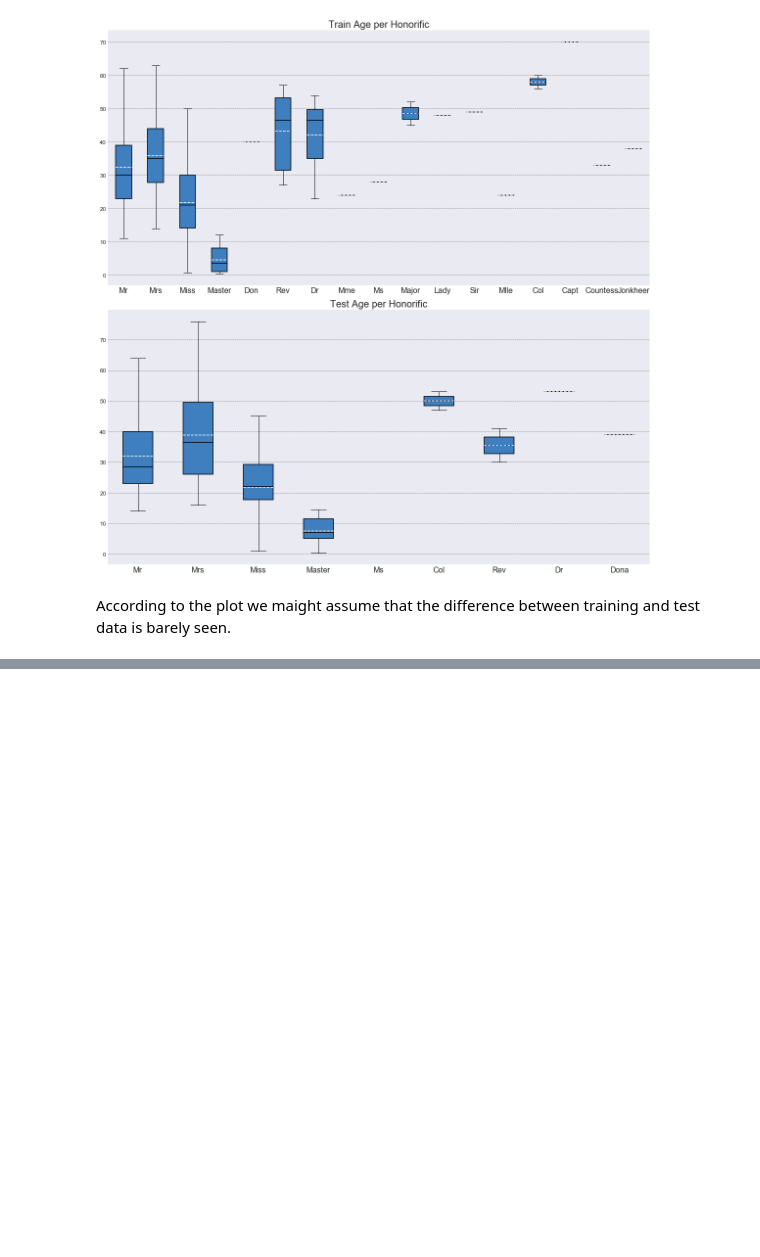
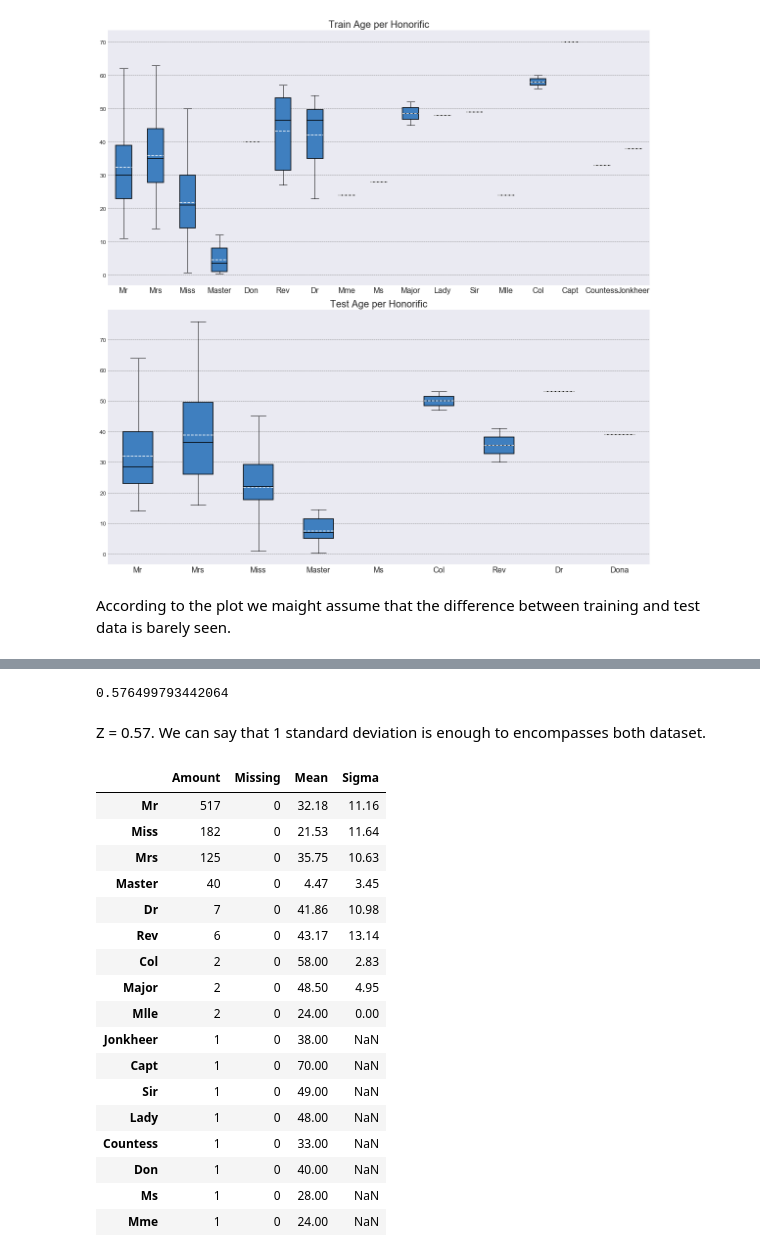
Before and after one commit to JuiceFV/Kaggle, a Jupyter notebook: Titanik/data_evaluation.ipynb, the cells around one changed output, grey strips where cells are left out. Cells and saved outputs as stored; diff of their text form; code cells hidden in the pictures; blank space fills up the shorter version.

```diff
--- a/Titanik/data_evaluation.ipynb
+++ b/Titanik/data_evaluation.ipynb
@@ -1236,3 +1287,9 @@ def statistic_honor(dataset):
+# %%
+z_score_test_train(data_train, data_test)
+# %% [output]
+0.576499793442064
+# %% [markdown]
+Z = 0.57. We can say that 1 standard deviation is enough to encompasses both dataset.
 # %%
 for dataset in [data_train, data_test]:
     means, _, mean_sigma, _ = statistic_honor(data_train)
@@ -1244,6 +1301,27 @@ for dataset in [data_train, data_test]:
             age_slice = dataset[dataset.Honorific == honor]["Age"].copy()
             age_slice[np.isnan(age_slice)] = rand_age
             dataset.loc[dataset.Honorific == honor, 'Age'] = dataset[dataset.Honorific == honor]["Age"].fillna(age_slice)
+# %%
+honorific_stat_compound(data_train, data_train[data_train.Age.isna()==False])
+# %% [output]
+|  | Amount | Missing | Mean | Sigma |
+| Mr | 517 | 0 | 32.18 | 11.16 |
+| Miss | 182 | 0 | 21.53 | 11.64 |
+| Mrs | 125 | 0 | 35.75 | 10.63 |
+| Master | 40 | 0 | 4.47 | 3.45 |
+| Dr | 7 | 0 | 41.86 | 10.98 |
+| Rev | 6 | 0 | 43.17 | 13.14 |
+| Col | 2 | 0 | 58.00 | 2.83 |
+| Major | 2 | 0 | 48.50 | 4.95 |
+| Mlle | 2 | 0 | 24.00 | 0.00 |
+| Jonkheer | 1 | 0 | 38.00 | NaN |
+| Capt | 1 | 0 | 70.00 | NaN |
+| Sir | 1 | 0 | 49.00 | NaN |
+| Lady | 1 | 0 | 48.00 | NaN |
+| Countess | 1 | 0 | 33.00 | NaN |
+| Don | 1 | 0 | 40.00 | NaN |
+| Ms | 1 | 0 | 28.00 | NaN |
+| Mme | 1 | 0 | 24.00 | NaN |
 # %%
 honorific_stat_compound(data_test, data_test[data_test.Age.isna()==False])
 # %% [output]
```
Also changed, not shown: parts of 19 cells of this notebook.
